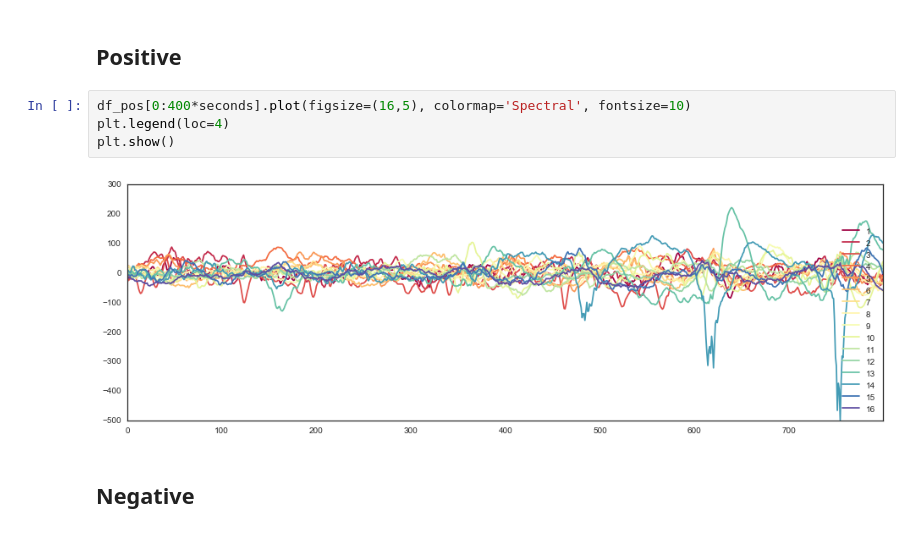
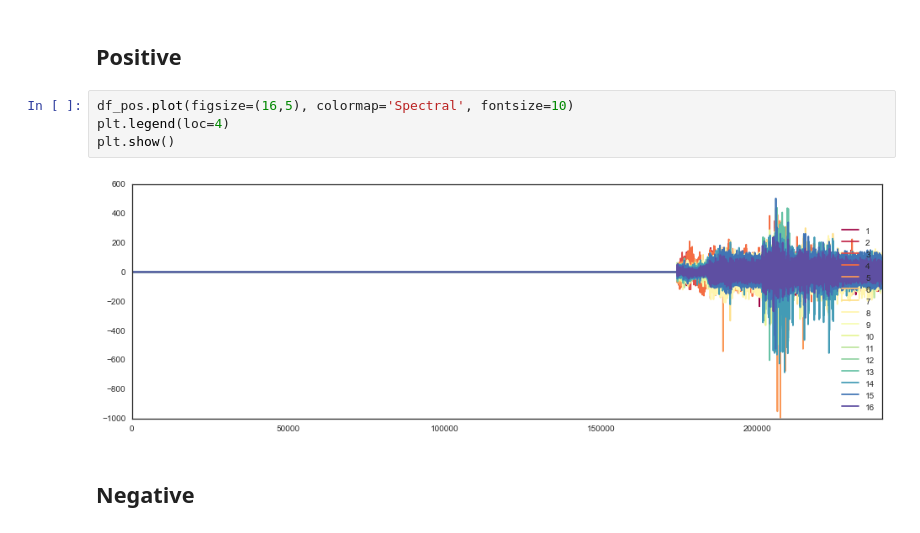
Before and after one commit to A-Jacobson/iEEG_Seizure_Prediction, a Jupyter notebook: EDA.ipynb, the cells around one changed output. Cells and saved outputs as stored; diff of their text form.

```diff
--- a/EDA.ipynb
+++ b/EDA.ipynb
@@ -87,11 +83,11 @@ seconds = 2
 # %% [markdown]
 ## Positive
 # %%
-df_pos[0:400*seconds].plot(figsize=(16,5), colormap='Spectral', fontsize=10)
+df_pos.plot(figsize=(16,5), colormap='Spectral', fontsize=10)
 plt.legend(loc=4)
 plt.show()
 # %% [output]
-[figure, old version]
+[figure, new version]
 # %% [markdown]
 ## Negative
 # %%
```
Also changed, not shown: parts of 35 cells of this notebook, 11 other files.
